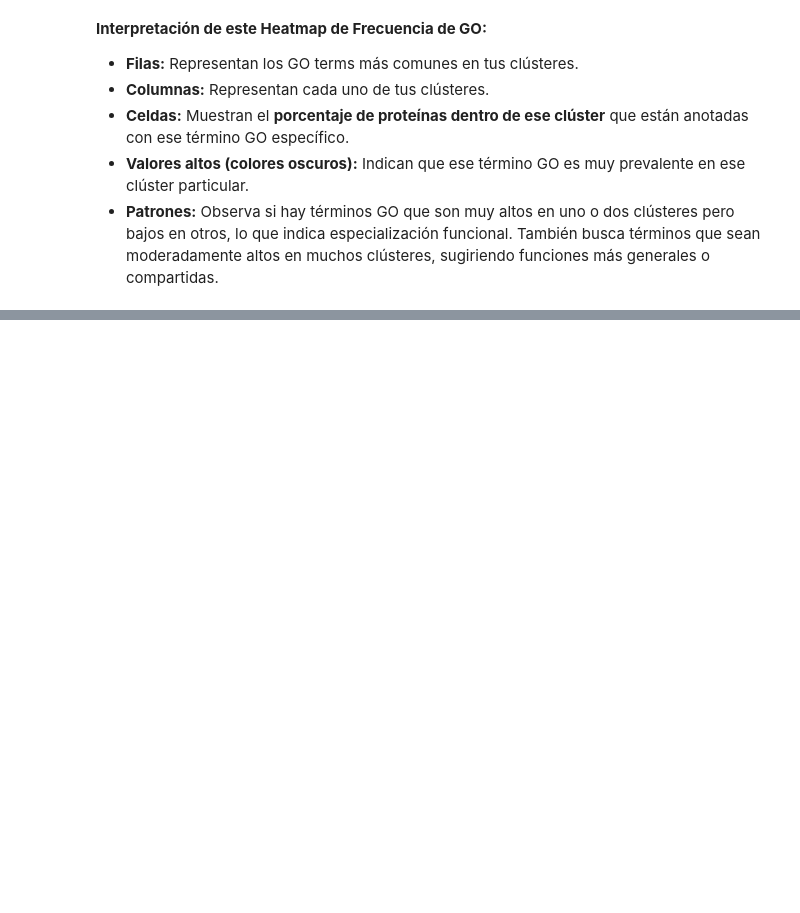
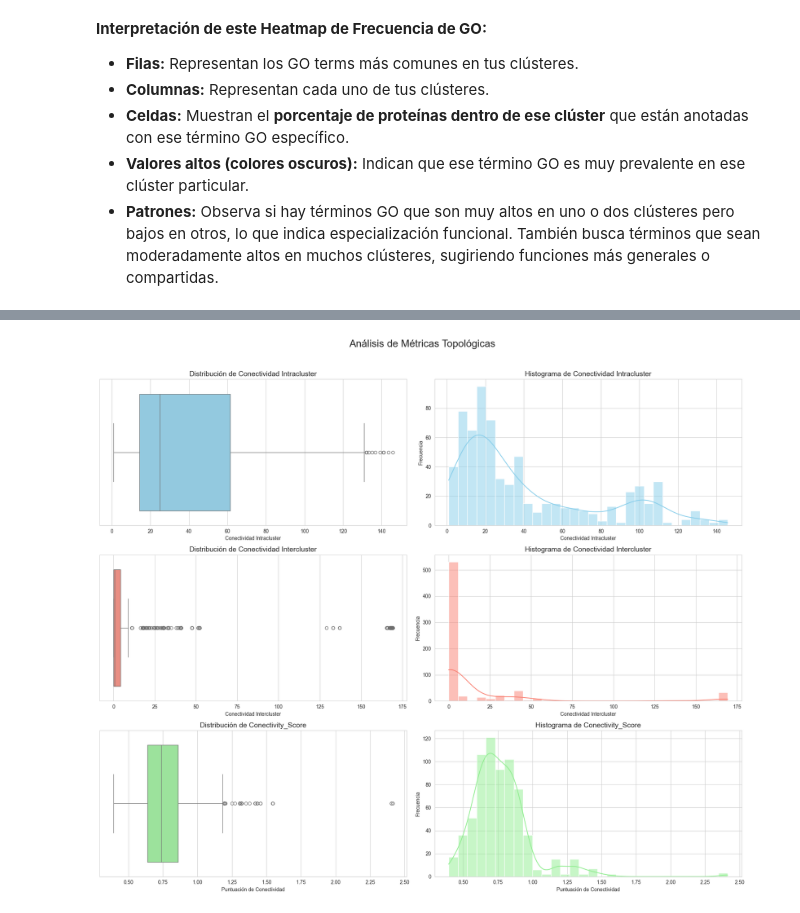
Before and after one commit to macamadridb/alzheimer-target-prediction, a Jupyter notebook: GNN-GO/notebooks/cluster.ipynb, the cells around one changed output, grey strips where cells are left out. Cells and saved outputs as stored; diff of their text form; code cells hidden in the pictures; blank space fills up the shorter version.

```diff
--- a/GNN-GO/notebooks/cluster.ipynb
+++ b/GNN-GO/notebooks/cluster.ipynb
@@ -676,0 +639,48 @@ Passing `palette` without assigning `hue` is deprecated and will be removed in v
+# %%
+import matplotlib.pyplot as plt
+import seaborn as sns
+# --- Visualización de las métricas ---
+# Configurar el estilo de seaborn
+sns.set_style("whitegrid")
+fig, axes = plt.subplots(3, 2, figsize=(18, 15))
+fig.suptitle('Análisis de Métricas Topológicas', fontsize=20, y=1.02)
+
+# --- Box Plots ---
+# Box plot para 'intracluster connect'
+sns.boxplot(x=df['intracluster connect'], ax=axes[0, 0], color='skyblue')
+axes[0, 0].set_title('Distribución de Conectividad Intracluster', fontsize=14)
+axes[0, 0].set_xlabel('Conectividad Intracluster')
+
+# Box plot para 'intercluster connect'
+sns.boxplot(x=df['intercluster connect'], ax=axes[1, 0], color='salmon')
+axes[1, 0].set_title('Distribución de Conectividad Intercluster', fontsize=14)
+axes[1, 0].set_xlabel('Conectividad Intercluster')
+
+# Box plot para 'Conectivity_Score'
+sns.boxplot(x=df['Conectivity_Score'], ax=axes[2, 0], color='lightgreen')
+axes[2, 0].set_title('Distribución de Conectivity_Score', fontsize=14)
+axes[2, 0].set_xlabel('Puntuación de Conectividad')
+
+# --- Histogramas (KDE Plots) ---
+# Histograma para 'intracluster connect'
+sns.histplot(df['intracluster connect'], kde=True, ax=axes[0, 1], color='skyblue', bins=30)
+axes[0, 1].set_title('Histograma de Conectividad Intracluster', fontsize=14)
+axes[0, 1].set_xlabel('Conectividad Intracluster')
+axes[0, 1].set_ylabel('Frecuencia')
+
+# Histograma para 'intercluster connect'
+sns.histplot(df['intercluster connect'], kde=True, ax=axes[1, 1], color='salmon', bins=30)
+axes[1, 1].set_title('Histograma de Conectividad Intercluster', fontsize=14)
+axes[1, 1].set_xlabel('Conectividad Intercluster')
+axes[1, 1].set_ylabel('Frecuencia')
+
+# Histograma para 'Conectivity_Score'
+sns.histplot(df['Conectivity_Score'], kde=True, ax=axes[2, 1], color='lightgreen', bins=30)
+axes[2, 1].set_title('Histograma de Conectivity_Score', fontsize=14)
+axes[2, 1].set_xlabel('Puntuación de Conectividad')
+axes[2, 1].set_ylabel('Frecuencia')
+
+plt.tight_layout()
+plt.show()
+# %% [output]
+[figure, added]
```
Also changed, not shown: parts of 40 cells of this notebook, 13 other files.
